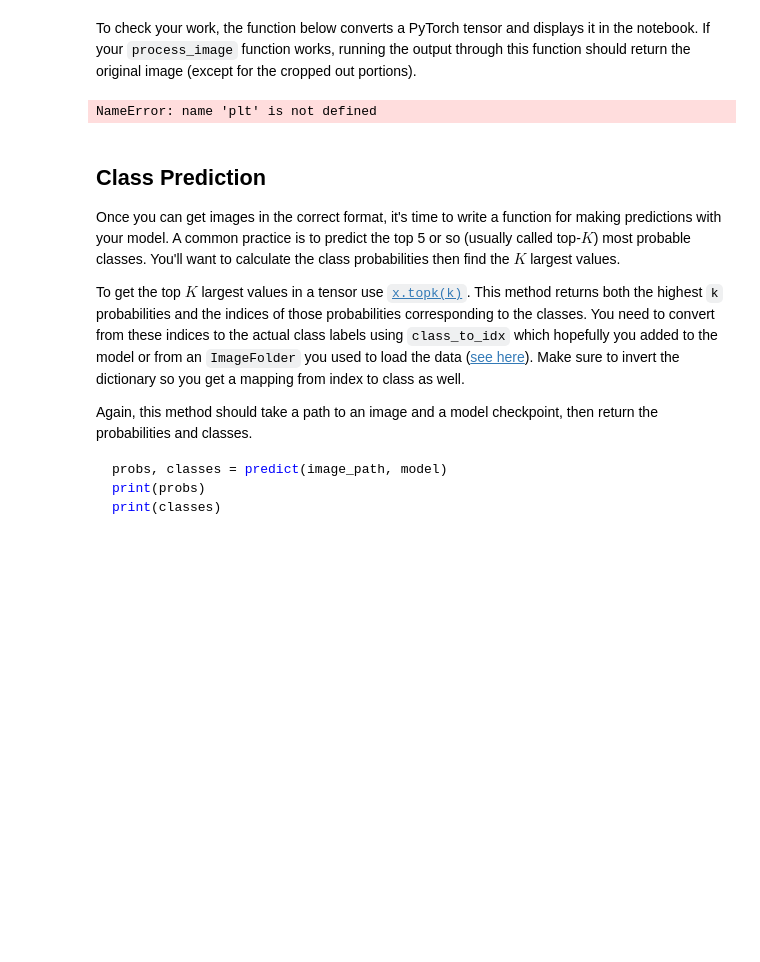
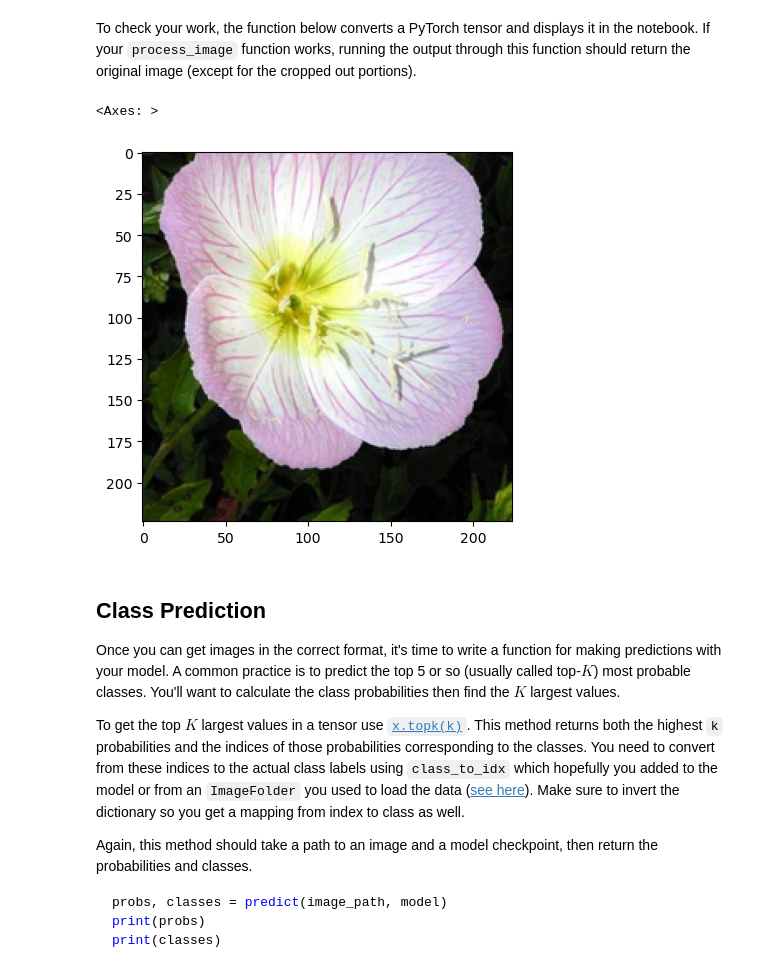
Before and after one commit to emdeh/rmit-img-classifier, a Jupyter notebook: Image Classifier Project.ipynb, the cells around one changed output. Saved outputs shown, nothing was run; the diff lists cells and outputs as text; code cells hidden in the pictures; blank space fills up the shorter version.

Commit message:
correct passing of processed image to test to be a PyTorch Tensor instead

```diff
--- a/Image Classifier Project.ipynb
+++ b/Image Classifier Project.ipynb
@@ -502,7 +500,7 @@ def process_image(image_path):
     bottom = top + 224
     pil_image = pil_image.crop((left, top, right, bottom))
 
-    # Convert image to Numpy array and normalize
+    # Convert image to Numpy array and normalise
     np_image = np.array(pil_image) / 255.0
     mean = np.array([0.485, 0.456, 0.406])
     std = np.array([0.229, 0.224, 0.225])
@@ -513,34 +511,39 @@ def process_image(image_path):
 
     return np_image
 
+# Process image
 processed_image = process_image('flowers/test/1/image_06743.jpg')
+
+# Conver processed image to PyTorch tensor
+image_tensor = torch.tensor(processed_image)
 # %% [markdown]
 To check your work, the function below converts a PyTorch tensor and displays it in the notebook. If your `process_image` function works, running the output through this function should return the original image (except for the cropped out portions).
 # %%
 def imshow(image, ax=None, title=None):
     """Imshow for Tensor."""
     if ax is None:
         fig, ax = plt.subplots()
 
     # PyTorch tensors assume the color channel is the first dimension
     # but matplotlib assumes is the third dimension
     image = image.numpy().transpose((1, 2, 0))
 
     # Undo preprocessing
     mean = np.array([0.485, 0.456, 0.406])
     std = np.array([0.229, 0.224, 0.225])
     image = std * image + mean
 
     # Image needs to be clipped between 0 and 1 or it looks like noise when displayed
     image = np.clip(image, 0, 1)
 
     ax.imshow(image)
 
     return ax
 
-imshow(processed_image)
+imshow(image_tensor)
 # %% [output]
-NameError: name 'plt' is not defined
+<Axes: >
+[figure, added]
 # %% [markdown]
 ## Class Prediction
 
```
Also changed, not shown: parts of 1 cell of this notebook.
